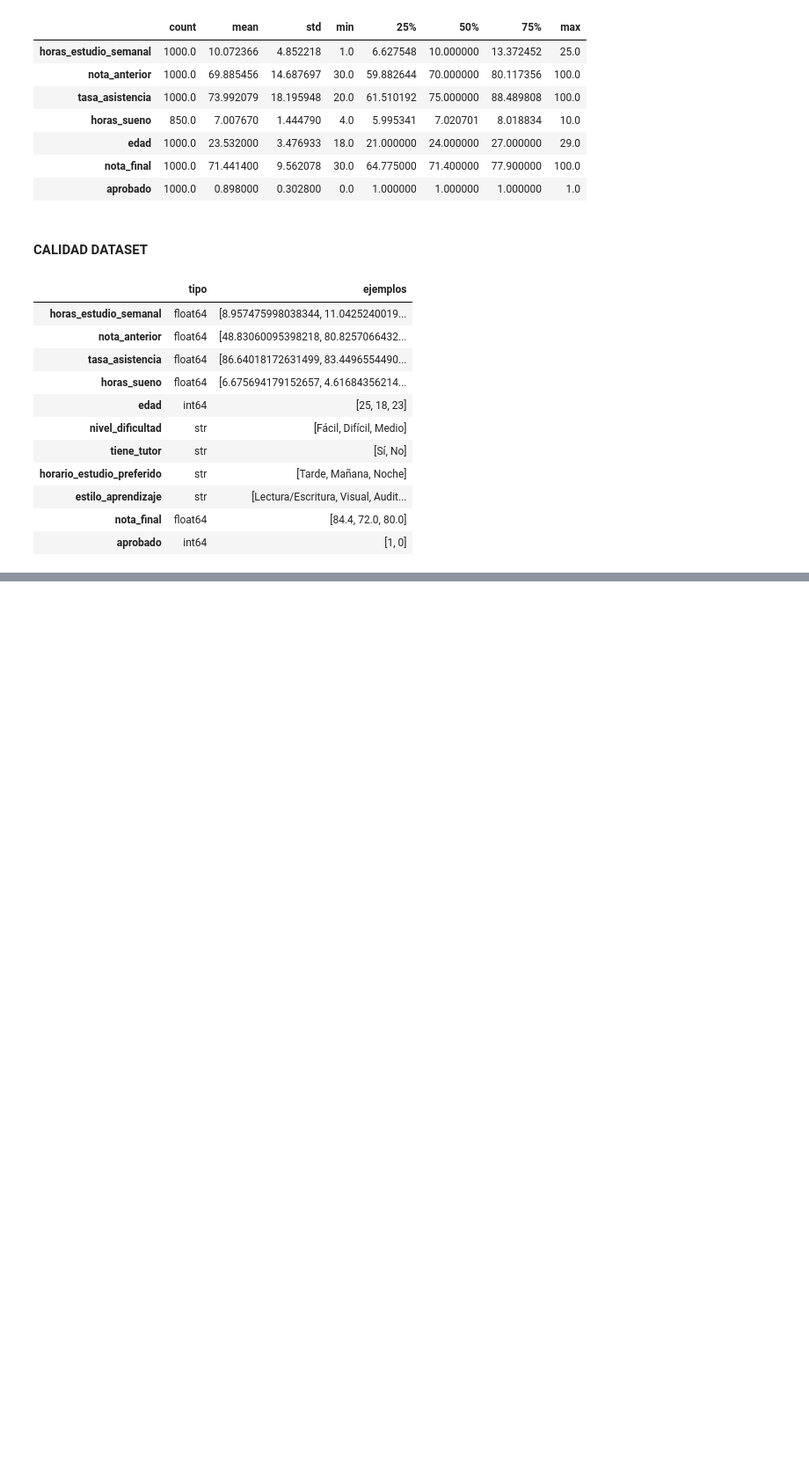
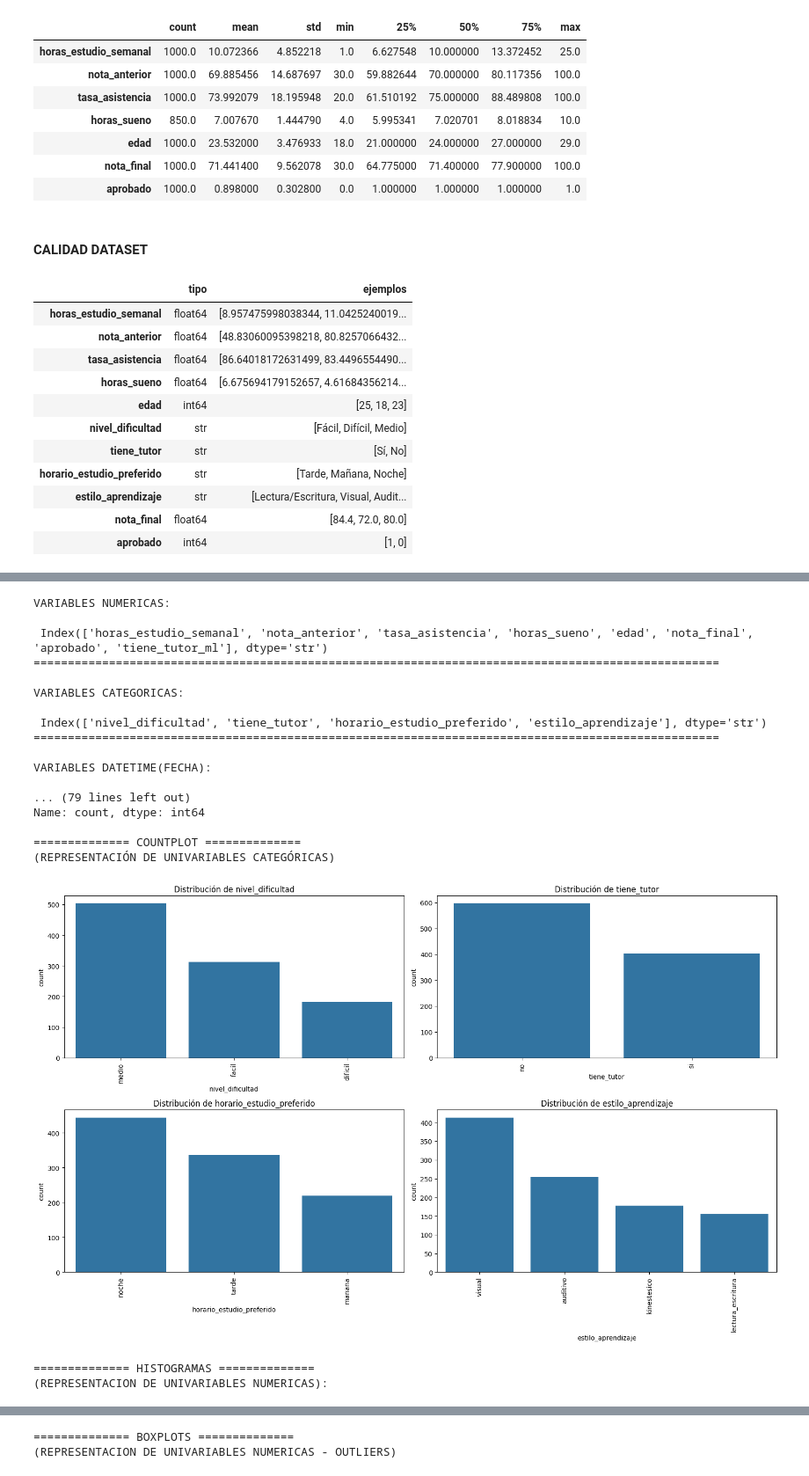
Before and after one commit to FM-Luque/5.DataProyect_Machine_Learning, a Jupyter notebook: notebooks/00_consultas_referencias.ipynb, the cells around one changed output, grey strips where cells are left out. Shown at 88% size. Cells and saved outputs as stored; diff of their text form; code cells hidden in the pictures; blank space fills up the shorter version.

```diff
--- a/notebooks/00_consultas_referencias.ipynb
+++ b/notebooks/00_consultas_referencias.ipynb
@@ -131,0 +134,2 @@ sl.reporte_calidad(df_c)
+# %%
+df_e = sc.leer_csv('../data/processed/02_datos_limpios.csv')
@@ -131,0 +144,23 @@ sl.reporte_calidad(df_c)
+# %%
+se.eda_consultas(df_e, cols_excluir=None)
+# %% [output]
+VARIABLES NUMERICAS:
+
+ Index(['horas_estudio_semanal', 'nota_anterior', 'tasa_asistencia', 'horas_sueno', 'edad', 'nota_final', 'aprobado', 'tiene_tutor_ml'], dtype='str')
+====================================================================================================
+
+VARIABLES CATEGORICAS:
+
+ Index(['nivel_dificultad', 'tiene_tutor', 'horario_estudio_preferido', 'estilo_aprendizaje'], dtype='str')
+====================================================================================================
+
+VARIABLES DATETIME(FECHA):
+
+... (79 lines left out)
+Name: count, dtype: int64
+
+============== COUNTPLOT ==============
+(REPRESENTACIÓN DE UNIVARIABLES CATEGÓRICAS)
+[figure, added]
+============== HISTOGRAMAS ==============
+(REPRESENTACION DE UNIVARIABLES NUMERICAS):
@@ -131,0 +168,2 @@ sl.reporte_calidad(df_c)
+============== BOXPLOTS ==============
+(REPRESENTACION DE UNIVARIABLES NUMERICAS - OUTLIERS)
```
Also changed, not shown: parts of 3 cells of this notebook, 3 other files.
